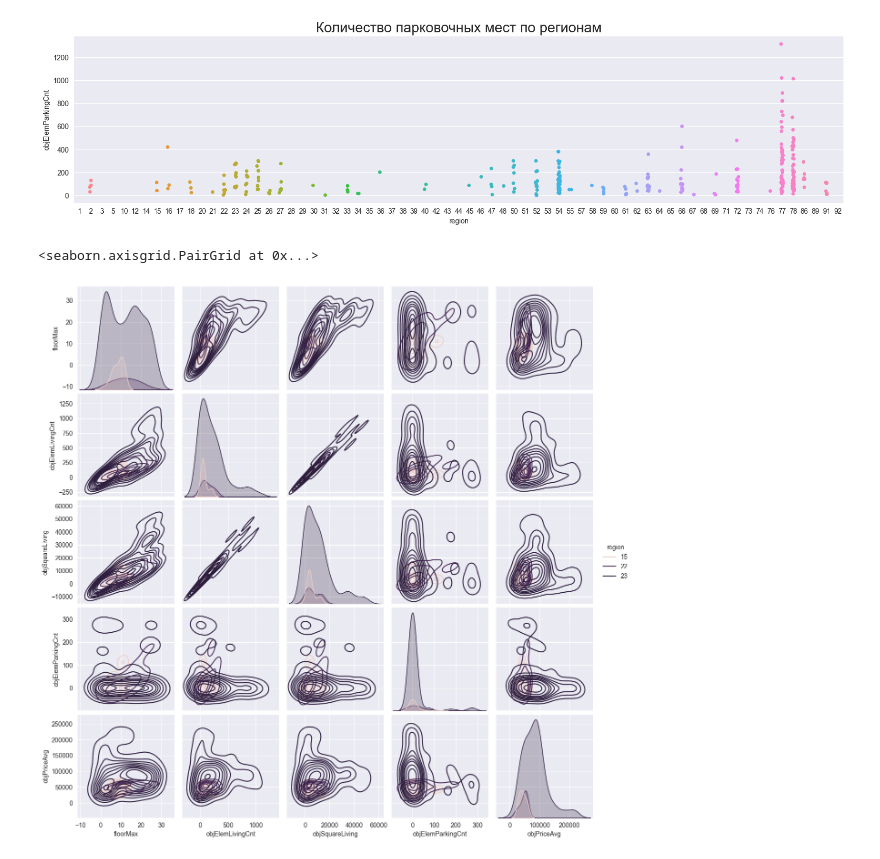
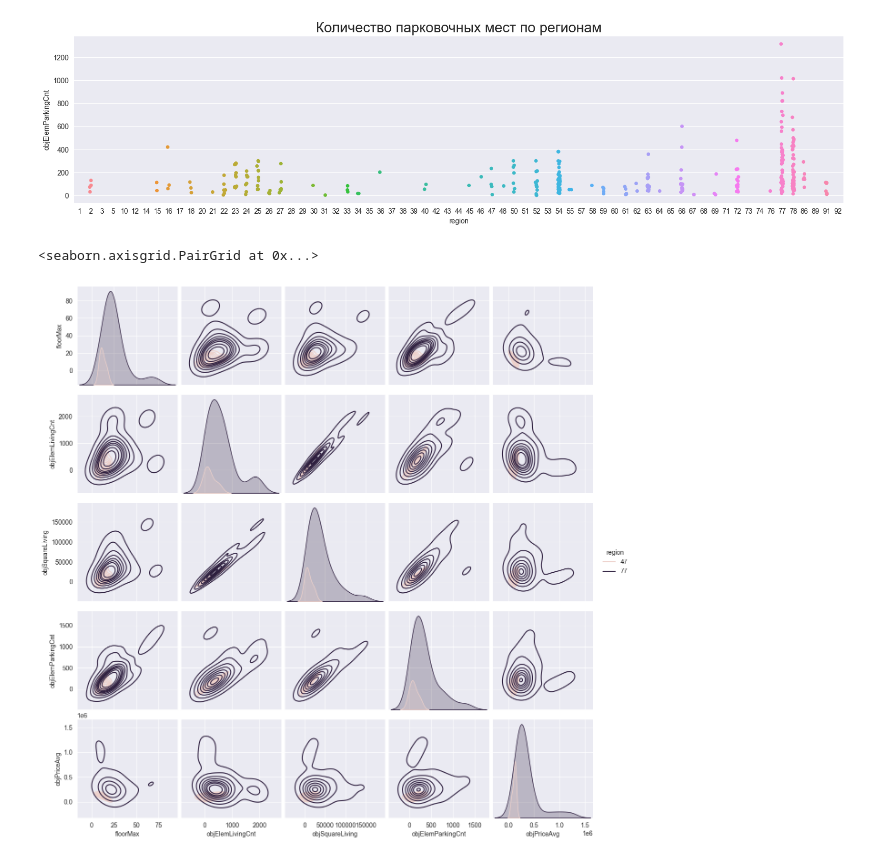
Before and after one commit to YoungBlackWitch/Become-a-data-scientist, a Jupyter notebook: Visyalization of houses.ipynb, the cells around one changed output. Saved outputs shown, nothing was run; the diff lists cells and outputs as text; code cells hidden in the pictures.

```diff
--- a/Visyalization of houses.ipynb
+++ b/Visyalization of houses.ipynb
@@ -25,6 +26,8 @@ data.head()
 | 3 | 72 | 1.0 | 0 | 2024-12-31 | 0.00 | 125 | ... |
 | 4 | 72 | 10.0 | 43 | 2024-12-31 | 4812.98 | 0 | ... |
 | 5 | 72 | 12.0 | 44 | 2022-12-31 | 4297.44 | 41 | ... |
+# %%
+data = data.replace(0, np.nan)
 # %%
 data = data.dropna()
 # %%
@@ -118,16 +121,16 @@ statistic_region('objElemParkingCnt', data, 'Количество парково
 # %%
 region_set = list(set(data["region"]))
 
 selected_regions = list()
 
-for _ in range(3):
+for _ in range(2):
     region = choice(region_set)
     region_set.remove(region)
     selected_regions.append(region)
 
 df = data[data.region.isin(selected_regions)]
 
-sns.pairplot(df, hue="region", plot_kws={"s": 5}, kind = 'kde')
+sns.pairplot(df, hue="region", plot_kws={"s": 10}, kind = 'kde')
 # %% [output]
 <seaborn.axisgrid.PairGrid at 0x...>
-[figure, old version]
+[figure, new version]
```
Also changed, not shown: parts of 2 cells of this notebook.
